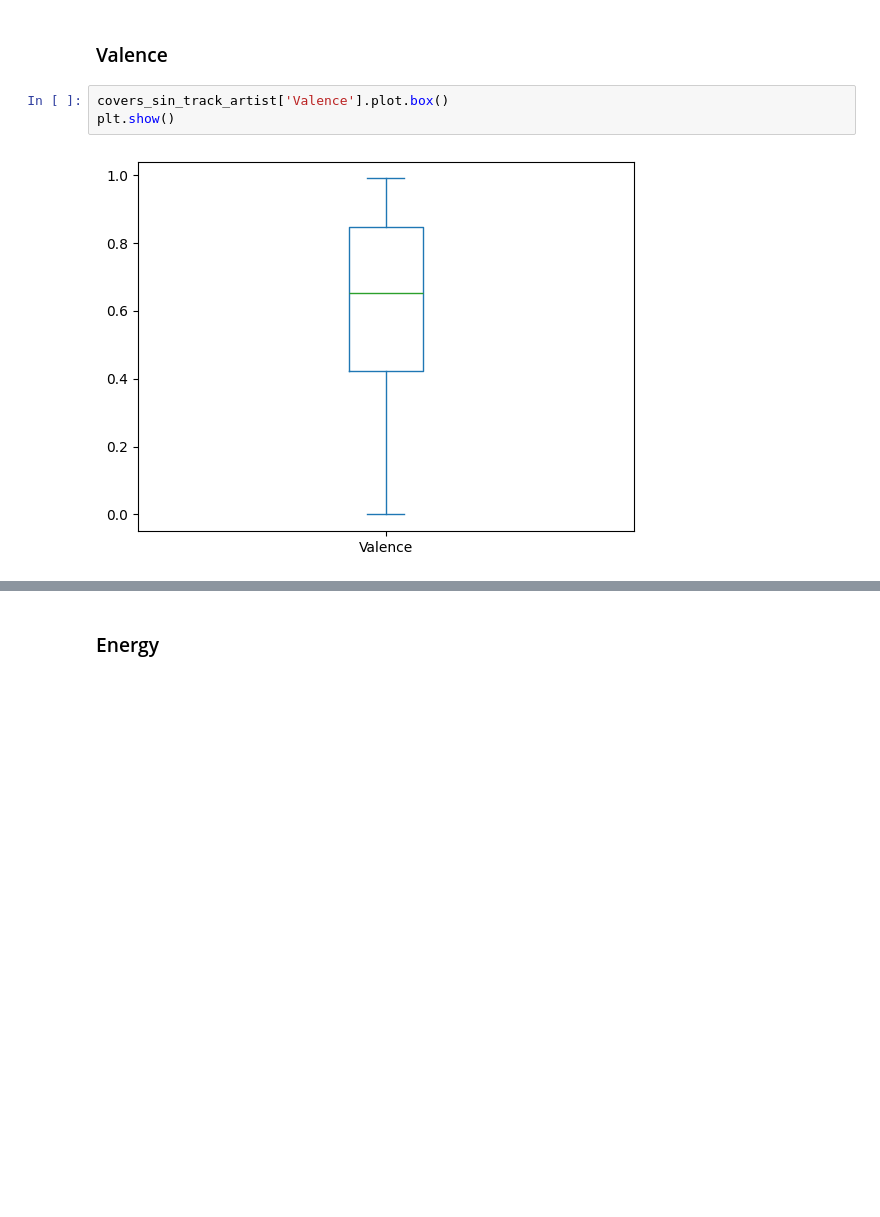
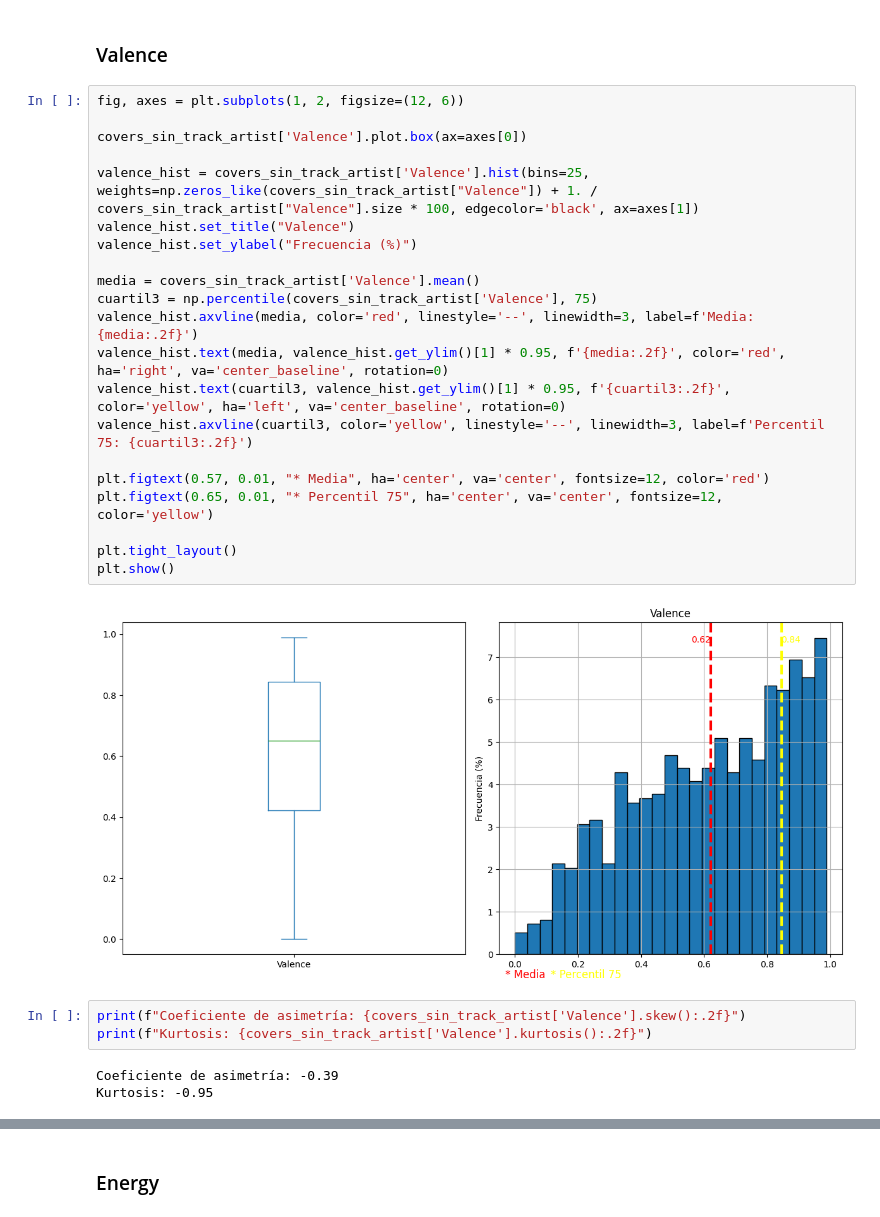
Before and after one commit to nachoperna/Fundamentos-de-la-Ciencia-de-Datos, a Jupyter notebook: TPE/tpe.ipynb, the cells around one changed output, grey strips where cells are left out. Drawn from its saved outputs; the diff is of its cells as text; blank space fills up the shorter version.

```diff
--- a/TPE/tpe.ipynb
+++ b/TPE/tpe.ipynb
@@ -395,7 +421,31 @@ plt.show()
 # %% [markdown]
 ### Valence
-# %%
-covers_sin_track_artist['Valence'].plot.box()
-plt.show()
-# %% [output]
-[figure, removed]
+# %%
+fig, axes = plt.subplots(1, 2, figsize=(12, 6))
+
+covers_sin_track_artist['Valence'].plot.box(ax=axes[0])
+
+valence_hist = covers_sin_track_artist['Valence'].hist(bins=25, weights=np.zeros_like(covers_sin_track_artist["Valence"]) + 1. / covers_sin_track_artist["Valence"].size * 100, edgecolor='black', ax=axes[1])
+valence_hist.set_title("Valence")
+valence_hist.set_ylabel("Frecuencia (%)")
+
+media = covers_sin_track_artist['Valence'].mean()
+cuartil3 = np.percentile(covers_sin_track_artist['Valence'], 75)
+valence_hist.axvline(media, color='red', linestyle='--', linewidth=3, label=f'Media: {media:.2f}')
+valence_hist.text(media, valence_hist.get_ylim()[1] * 0.95, f'{media:.2f}', color='red', ha='right', va='center_baseline', rotation=0)
+valence_hist.text(cuartil3, valence_hist.get_ylim()[1] * 0.95, f'{cuartil3:.2f}', color='yellow', ha='left', va='center_baseline', rotation=0)
+valence_hist.axvline(cuartil3, color='yellow', linestyle='--', linewidth=3, label=f'Percentil 75: {cuartil3:.2f}')
+
+plt.figtext(0.57, 0.01, "* Media", ha='center', va='center', fontsize=12, color='red')
+plt.figtext(0.65, 0.01, "* Percentil 75", ha='center', va='center', fontsize=12, color='yellow')
+
+plt.tight_layout()
+plt.show()
+# %% [output]
+[figure, added]
+# %%
+print(f"Coeficiente de asimetría: {covers_sin_track_artist['Valence'].skew():.2f}")
+print(f"Kurtosis: {covers_sin_track_artist['Valence'].kurtosis():.2f}")
+# %% [output]
+Coeficiente de asimetría: -0.39
+Kurtosis: -0.95
```
Also changed, not shown: parts of 21 cells of this notebook.
